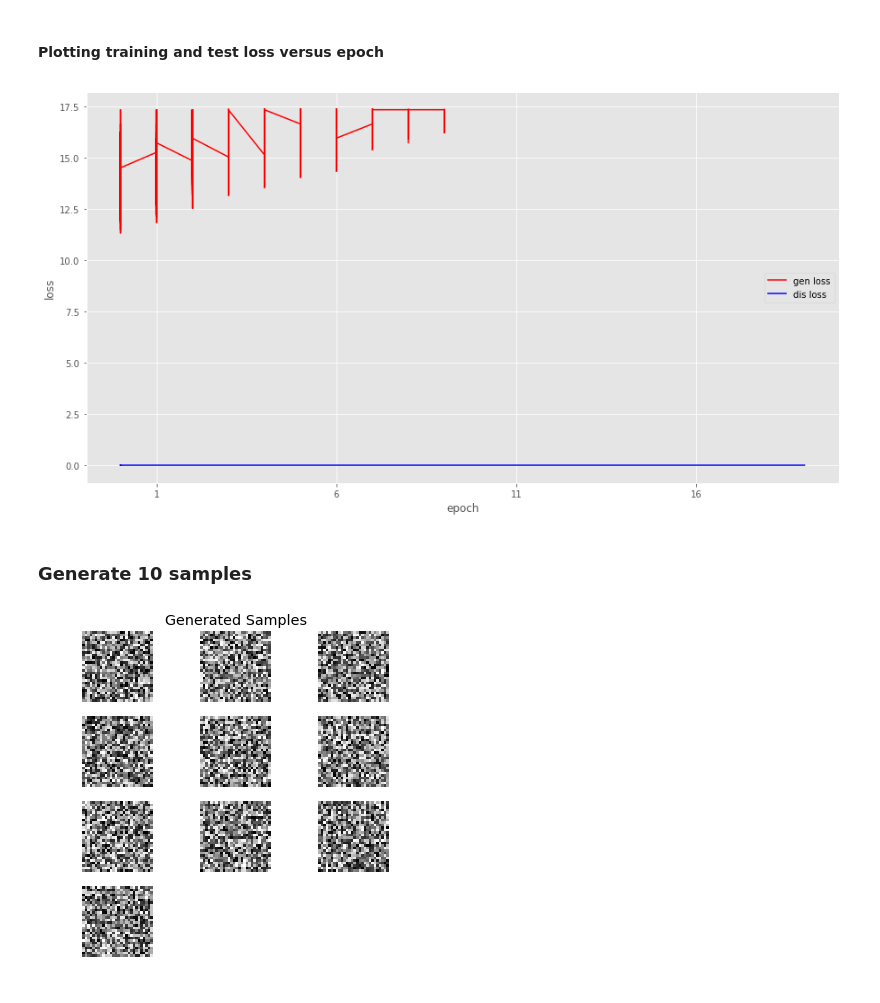
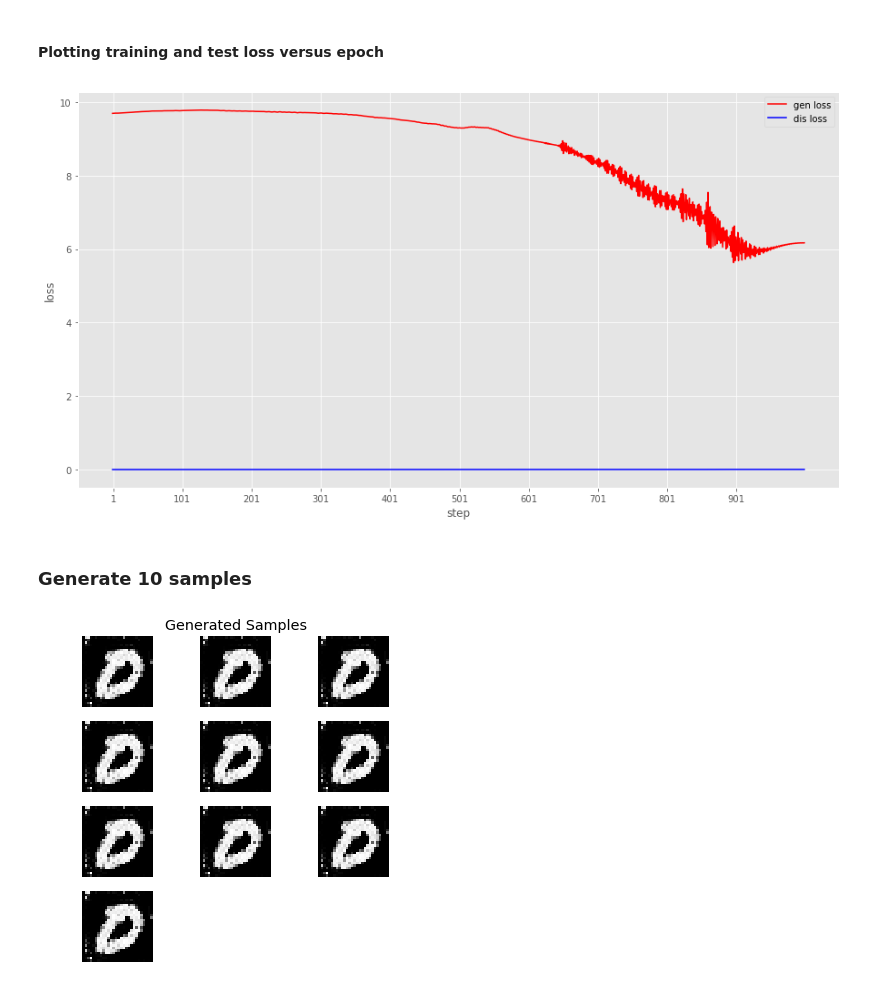
Before and after one commit to pieterwolfert/ccn, a Jupyter notebook: assignment6/Assignment6.ipynb, the cells around one changed output. Cells and saved outputs as stored; diff of their text form; code cells hidden in the pictures.

Commit message:
GAN now generates pretty decent images

```diff
--- a/assignment6/Assignment6.ipynb
+++ b/assignment6/Assignment6.ipynb
@@ -118,60 +113,62 @@ classifier_gen = Classifier(gen)
 optimizer_gen = optimizers.Adam()
 optimizer_gen.setup(classifier_gen)
 # %%
-epochs = 20
 ri = RandomIterator(train_data, 1)
 gen_loss = []
 dis_loss = []
-for i in range(epochs):
-    for batch in ri:
-        x = batch[0][0].astype('float32')
-        z = gen.gen().astype('float32')
+for step, sample in enumerate(ri):
+    x = batch[0][0].astype('float32')
+    x = F.reshape(x,(1,1,28,28))
+    z = gen.gen().astype('float32')
+    x_fake = classifier_gen(z)
 
-        # Update Discriminator
-        classifier_dis.cleargrads()
-        y_fake = F.sum(classifier_dis(z))
-        y_real = F.sum(classifier_dis(x))
-        loss_d = -F.log(y_real) - F.log(1 - y_fake)
-        dis_loss.append({'epoch': i, 'loss': loss_d.data})
-        loss_d.backward()
-        optimizer_dis.update()
+    # Update Discriminator
+    classifier_dis.cleargrads()
+    y_fake = F.sum(classifier_dis(x_fake))
+    y_real = F.sum(classifier_dis(x))
+    loss_d = -F.log(y_real) - F.log(1 - y_fake)
+    dis_loss.append({'step': step, 'loss': loss_d.data})
+    loss_d.backward()
+    optimizer_dis.update()
 
-        # Update Generator
-        gen.cleargrads()
-        loss_g = -F.log(y_fake)
-        gen_loss.append({'epoch': i, 'loss': loss_g.data})
-        loss_g.backward()
-        optimizer_gen.update()
+    # Update Generator
+    gen.cleargrads()
+    loss_g = -F.log(y_fake)
+    gen_loss.append({'step': step, 'loss': loss_g.data})
+    loss_g.backward()
+    optimizer_gen.update()
 # %% [markdown]
 #### Plotting training and test loss versus epoch
 # %%
-def visualize_loss(gen_loss, dis_loss, nr_epochs=50):
+def visualize_loss(gen_loss, dis_loss, nr_steps=50):
     matplotlib.style.use('ggplot')
     figure = plt.figure(figsize=(15,8))
     ax = figure.add_subplot(111)
-    ax.set_xlabel('epoch')
+    ax.set_xlabel('step')
     ax.set_ylabel('loss')
-    xticks = np.arange(1, nr_epochs+1, 5)
+    xticks = np.arange(1, nr_steps+1, 100)
     ax.set_xticks(xticks)
-    e_gen, l_gen = [point['epoch'] for point in gen_loss], [point['loss'] for point in gen_loss]
-    e_dis, l_dis = [point['epoch'] for point in dis_loss], [point['loss'] for point in dis_loss]
+    e_gen, l_gen = [point['step'] for point in gen_loss], [point['loss'] for point in gen_loss]
+    e_dis, l_dis = [point['step'] for point in dis_loss], [point['loss'] for point in dis_loss]
     gen, = plt.plot(e_gen, l_gen, 'r', label = 'gen loss')
     dis, = plt.plot(e_dis, l_dis, 'b', label = 'dis loss')
     plt.legend([gen, dis], ['gen loss', 'dis loss'])
     plt.show()
-visualize_loss(gen_loss, dis_loss, nr_epochs=20)
+visualize_loss(gen_loss, dis_loss, nr_steps=1000)
 # %% [output]
-[figure, old version]
+[figure, new version]
 # %% [markdown]
 ### Generate 10 samples
 # %%
 fig = plt.figure(figsize=(6,6))
 plt.axis('off')
 plt.title('Generated Samples')
 for i in range(10):
     z = gen.gen().astype('float32')
+    fake = classifier_gen(z)
+    fake = F.reshape(fake, (28,28)).data
     sub = fig.add_subplot(4,3,i+1)
-    sub.imshow(z, cmap = 'gray')
+    sub.imshow(fake, cmap = 'gray')
     plt.axis('off')
 # %% [output]
-[figure, old version]
+[figure, new version]
```
Also changed, not shown: parts of 4 cells of this notebook.
